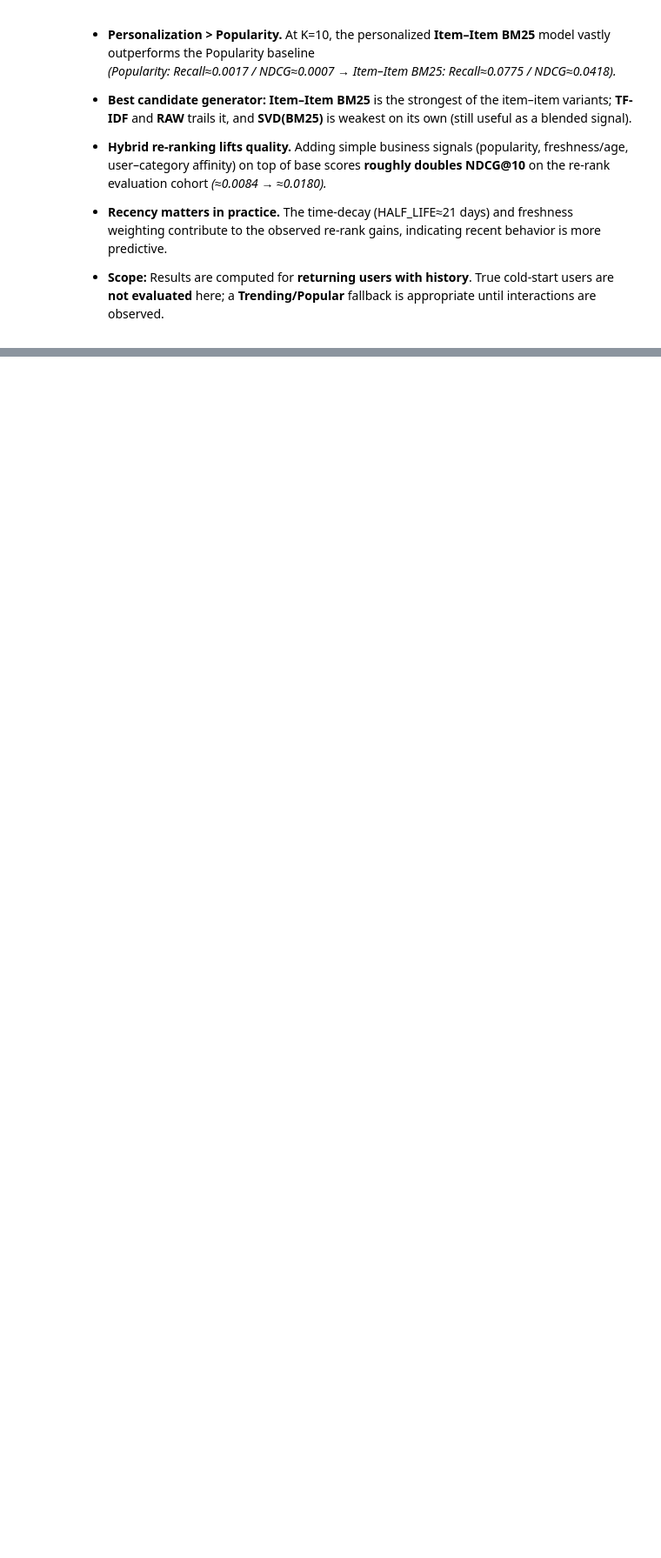
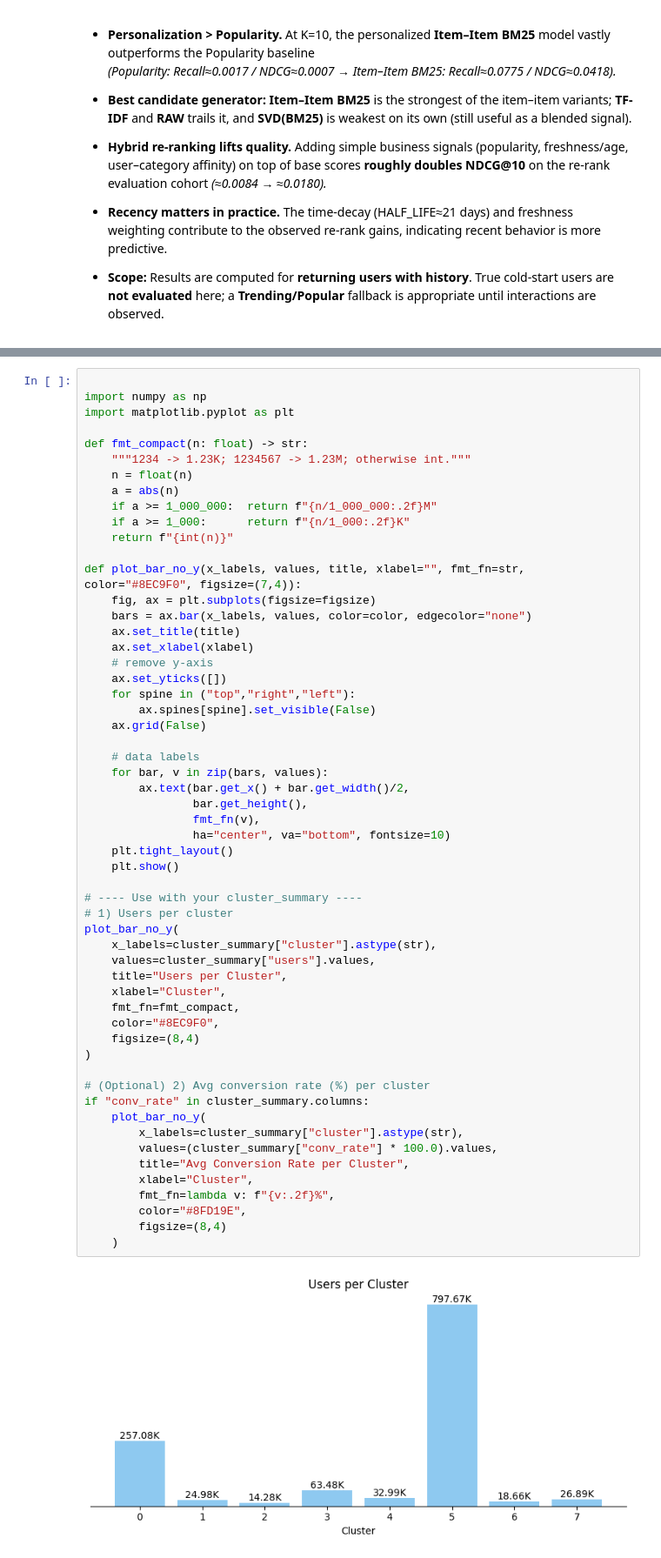
Before and after one commit to MillicentAgyir/Recommendation_System, a Jupyter notebook: Modeling & Evaluation_RecommendationSys.ipynb, the cells around one changed output, grey strips where cells are left out. Shown: that part at 87% size. Saved outputs shown, nothing was run; the diff lists cells and outputs as text; blank space fills up the shorter version.

```diff
--- a/Modeling & Evaluation_RecommendationSys.ipynb
+++ b/Modeling & Evaluation_RecommendationSys.ipynb
@@ -1187,0 +1338,58 @@ eval_hybrid_df
+# %%
+
+import numpy as np
+import matplotlib.pyplot as plt
+
+def fmt_compact(n: float) -> str:
+    """1234 -> 1.23K; 1234567 -> 1.23M; otherwise int."""
+    n = float(n)
+    a = abs(n)
+    if a >= 1_000_000:  return f"{n/1_000_000:.2f}M"
+    if a >= 1_000:      return f"{n/1_000:.2f}K"
+    return f"{int(n)}"
+
+def plot_bar_no_y(x_labels, values, title, xlabel="", fmt_fn=str, color="#8EC9F0", figsize=(7,4)):
+    fig, ax = plt.subplots(figsize=figsize)
+    bars = ax.bar(x_labels, values, color=color, edgecolor="none")
+    ax.set_title(title)
+    ax.set_xlabel(xlabel)
+    # remove y-axis
+    ax.set_yticks([])
+    for spine in ("top","right","left"):
+        ax.spines[spine].set_visible(False)
+    ax.grid(False)
+
+    # data labels
+    for bar, v in zip(bars, values):
+        ax.text(bar.get_x() + bar.get_width()/2,
+                bar.get_height(),
+                fmt_fn(v),
+                ha="center", va="bottom", fontsize=10)
+    plt.tight_layout()
+    plt.show()
+
+# ---- Use with your cluster_summary ----
+# 1) Users per cluster
+plot_bar_no_y(
+    x_labels=cluster_summary["cluster"].astype(str),
+    values=cluster_summary["users"].values,
+    title="Users per Cluster",
+    xlabel="Cluster",
+    fmt_fn=fmt_compact,
+    color="#8EC9F0",
+    figsize=(8,4)
+)
+
+# (Optional) 2) Avg conversion rate (%) per cluster
+if "conv_rate" in cluster_summary.columns:
+    plot_bar_no_y(
+        x_labels=cluster_summary["cluster"].astype(str),
+        values=(cluster_summary["conv_rate"] * 100.0).values,
+        title="Avg Conversion Rate per Cluster",
+        xlabel="Cluster",
+        fmt_fn=lambda v: f"{v:.2f}%",
+        color="#8FD19E",
+        figsize=(8,4)
+    )
+# %% [output]
+[figure, added]
```
Also changed, not shown: parts of 6 cells of this notebook.
